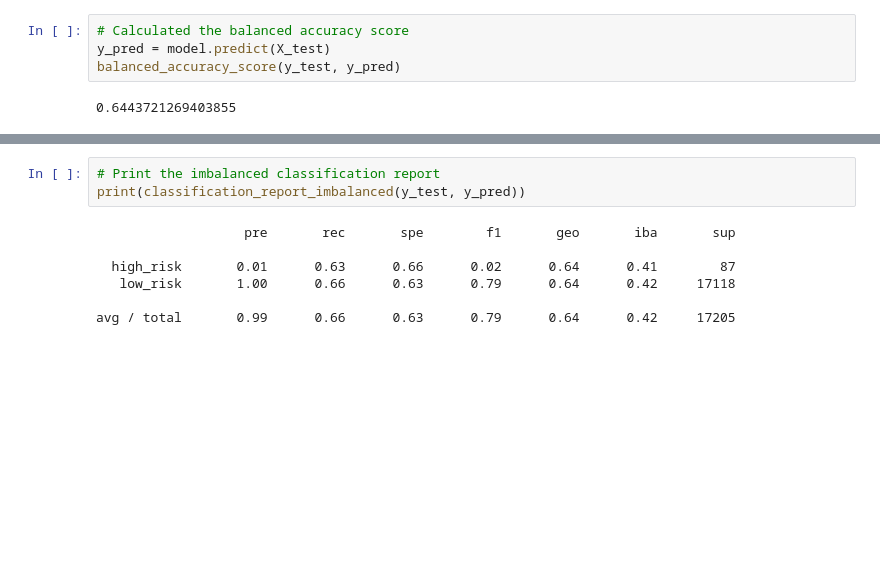
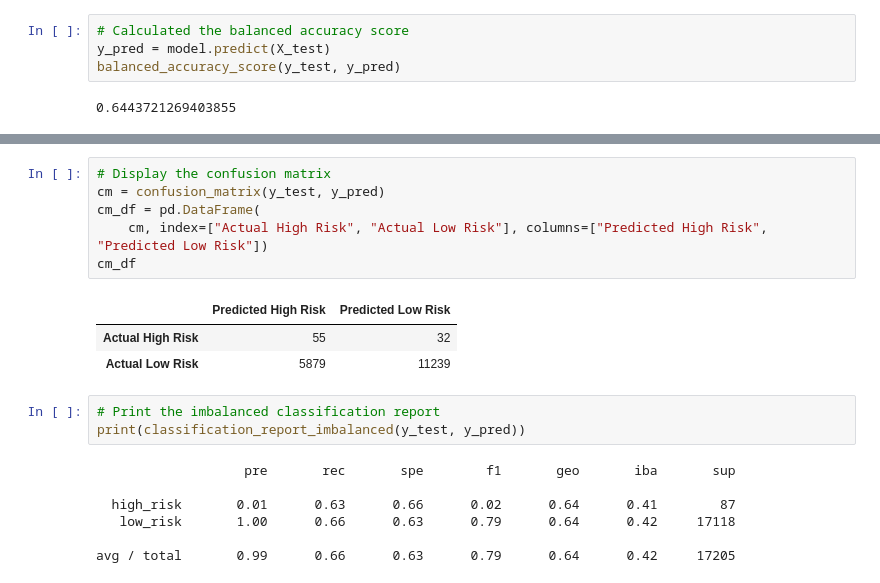
Before and after one commit to jisellejones/Credit_Risk_Analysis, a Jupyter notebook: Module-17-Challenge-Resources/credit_risk_resampling.ipynb, the cells around one changed output, grey strips where cells are left out. Drawn from its saved outputs; the diff is of its cells as text; blank space fills up the shorter version.

```diff
--- a/Module-17-Challenge-Resources/credit_risk_resampling.ipynb
+++ b/Module-17-Challenge-Resources/credit_risk_resampling.ipynb
@@ -241,3 +198,13 @@ array([[   64,    37],
+# %%
+# Display the confusion matrix
+cm = confusion_matrix(y_test, y_pred)
+cm_df = pd.DataFrame(
+    cm, index=["Actual High Risk", "Actual Low Risk"], columns=["Predicted High Risk", "Predicted Low Risk"])
+cm_df
+# %% [output]
+|  | Predicted High Risk | Predicted Low Risk |
+| Actual High Risk | 55 | 32 |
+| Actual Low Risk | 5879 | 11239 |
 # %%
 # Print the imbalanced classification report
 print(classification_report_imbalanced(y_test, y_pred))
```
Also changed, not shown: parts of 16 cells of this notebook, 1 other file.
